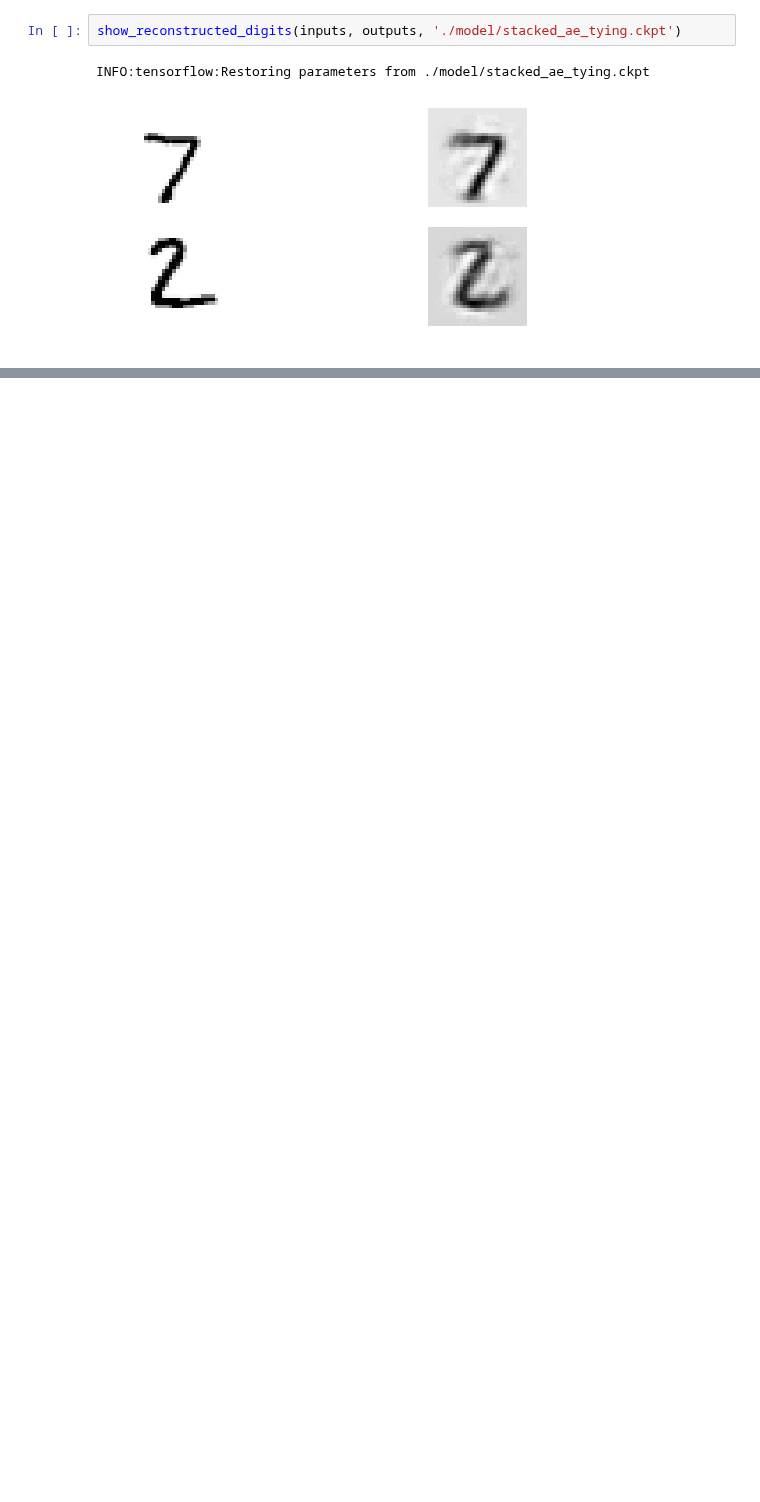
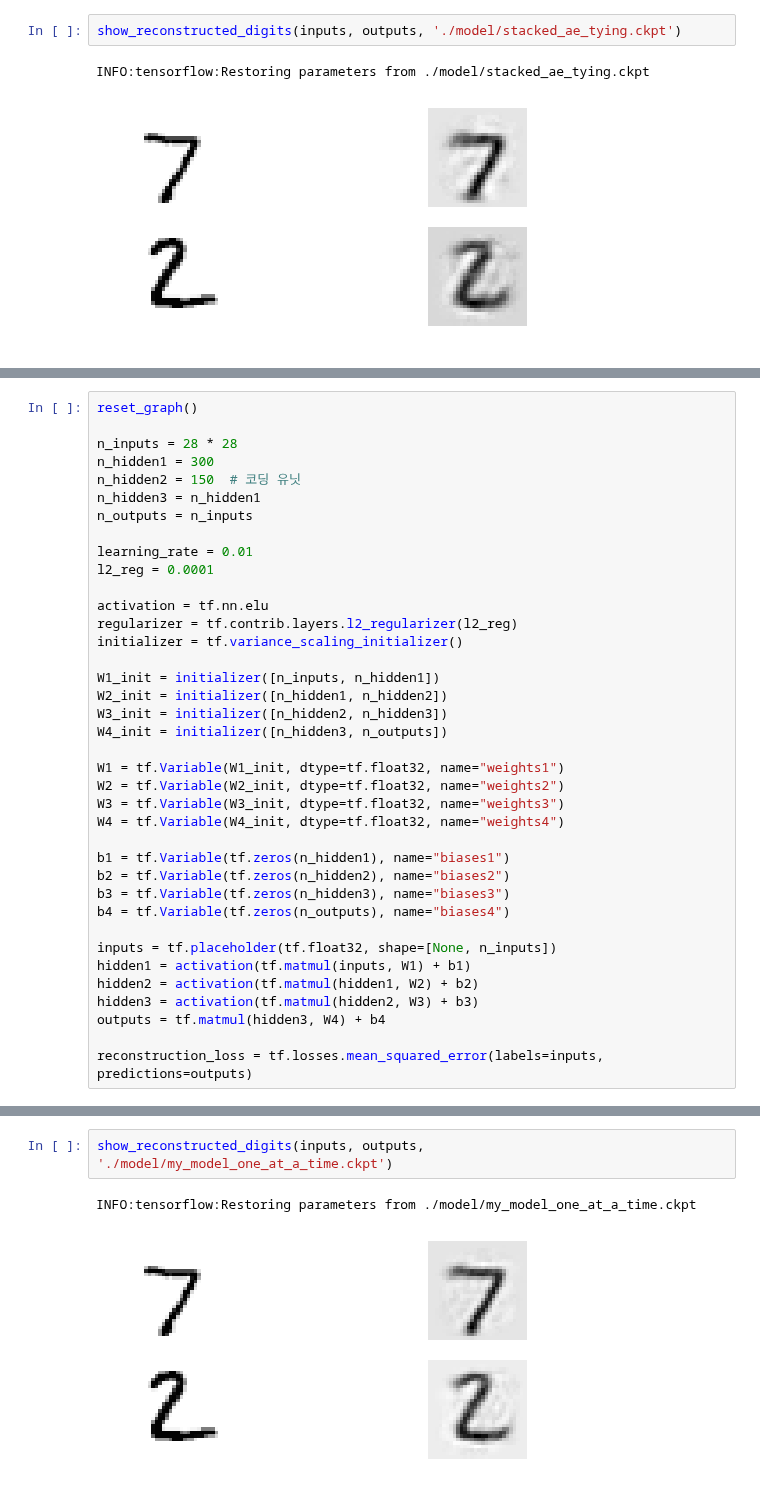
Before and after one commit to ExcelsiorCJH/Hands-On-ML, a Jupyter notebook: Chap15-Autoencoders/Chap15-Autoencoders.ipynb, the cells around one changed output, grey strips where cells are left out. Cells and saved outputs as stored; diff of their text form; blank space fills up the shorter version.

```diff
--- a/Chap15-Autoencoders/Chap15-Autoencoders.ipynb
+++ b/Chap15-Autoencoders/Chap15-Autoencoders.ipynb
@@ -337,0 +459,38 @@ INFO:tensorflow:Restoring parameters from ./model/stacked_ae_tying.ckpt
+# %%
+reset_graph()
+
+n_inputs = 28 * 28
+n_hidden1 = 300
+n_hidden2 = 150  # 코딩 유닛
+n_hidden3 = n_hidden1
+n_outputs = n_inputs
+
+learning_rate = 0.01
+l2_reg = 0.0001
+
+activation = tf.nn.elu
+regularizer = tf.contrib.layers.l2_regularizer(l2_reg)
+initializer = tf.variance_scaling_initializer()
+
+W1_init = initializer([n_inputs, n_hidden1])
+W2_init = initializer([n_hidden1, n_hidden2])
+W3_init = initializer([n_hidden2, n_hidden3])
+W4_init = initializer([n_hidden3, n_outputs])
+
+W1 = tf.Variable(W1_init, dtype=tf.float32, name="weights1")
+W2 = tf.Variable(W2_init, dtype=tf.float32, name="weights2")
+W3 = tf.Variable(W3_init, dtype=tf.float32, name="weights3")
+W4 = tf.Variable(W4_init, dtype=tf.float32, name="weights4")
+
+b1 = tf.Variable(tf.zeros(n_hidden1), name="biases1")
+b2 = tf.Variable(tf.zeros(n_hidden2), name="biases2")
+b3 = tf.Variable(tf.zeros(n_hidden3), name="biases3")
+b4 = tf.Variable(tf.zeros(n_outputs), name="biases4")
+
+inputs = tf.placeholder(tf.float32, shape=[None, n_inputs])
+hidden1 = activation(tf.matmul(inputs, W1) + b1)
+hidden2 = activation(tf.matmul(hidden1, W2) + b2)
+hidden3 = activation(tf.matmul(hidden2, W3) + b3)
+outputs = tf.matmul(hidden3, W4) + b4
+
+reconstruction_loss = tf.losses.mean_squared_error(labels=inputs, predictions=outputs)
@@ -337,0 +550,5 @@ INFO:tensorflow:Restoring parameters from ./model/stacked_ae_tying.ckpt
+# %%
+show_reconstructed_digits(inputs, outputs, './model/my_model_one_at_a_time.ckpt')
+# %% [output]
+INFO:tensorflow:Restoring parameters from ./model/my_model_one_at_a_time.ckpt
+[figure, added]
```
Also changed, not shown: parts of 40 cells of this notebook, 10 other files.
